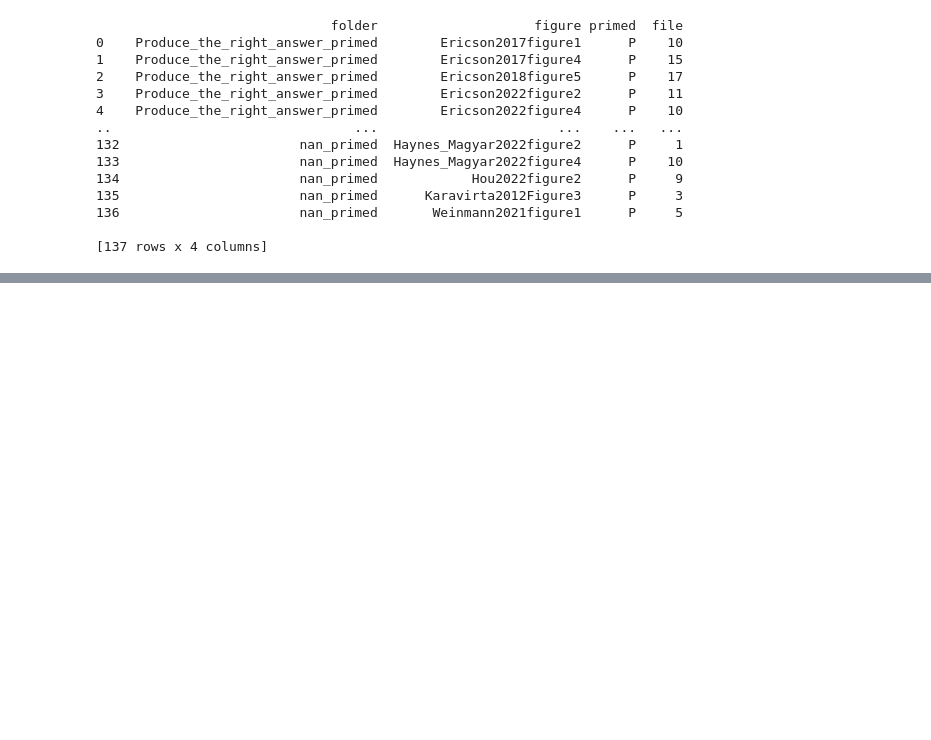
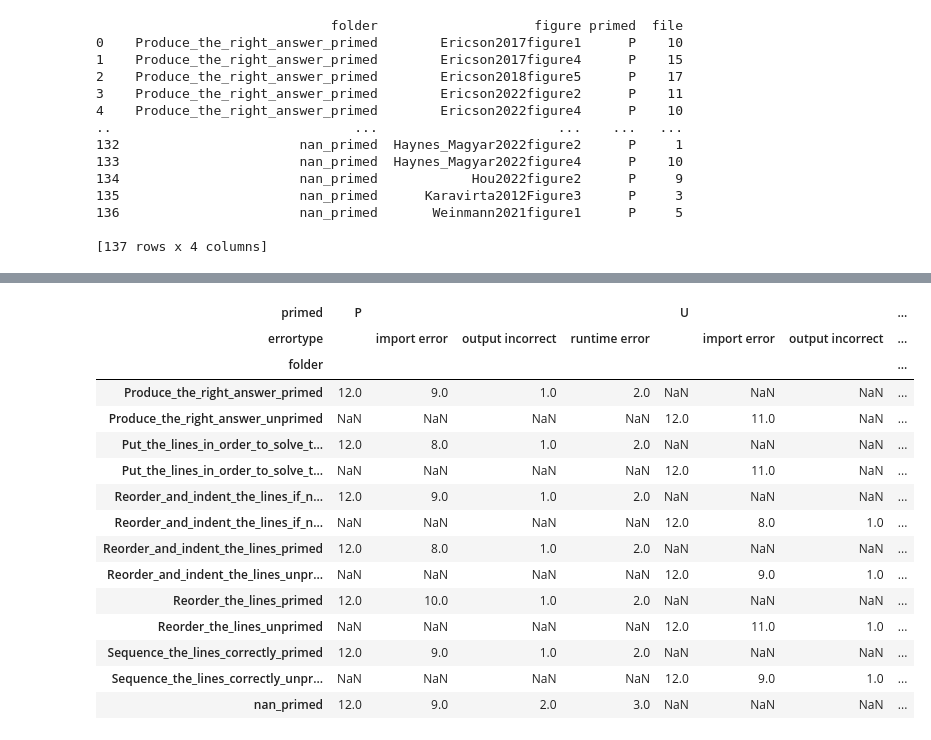
Before and after one commit to brentreeves/CODEXParsons, a Jupyter notebook: unit/reports.ipynb, the cells around one changed output, grey strips where cells are left out. Drawn from its saved outputs; the diff is of its cells as text; code cells hidden in the pictures; blank space fills up the shorter version.

```diff
--- a/unit/reports.ipynb
+++ b/unit/reports.ipynb
@@ -196,0 +250,20 @@ tb
+# %%
+tb = pd.pivot_table(pt2, values='figure', index=['folder'], columns=['primed','errortype'], aggfunc='sum')
+tb
+# %% [output]
+| primed | P |  |  |  | U |  |  | ... |
+| errortype |  | import error | output incorrect | runtime error |  | import error | output incorrect | ... |
+| folder |  |  |  |  |  |  |  | ... |
+| Produce_the_right_answer_primed | 12.0 | 9.0 | 1.0 | 2.0 | NaN | NaN | NaN | ... |
+| Produce_the_right_answer_unprimed | NaN | NaN | NaN | NaN | 12.0 | 11.0 | NaN | ... |
+| Put_the_lines_in_order_to_solve_t... | 12.0 | 8.0 | 1.0 | 2.0 | NaN | NaN | NaN | ... |
+| Put_the_lines_in_order_to_solve_t... | NaN | NaN | NaN | NaN | 12.0 | 11.0 | NaN | ... |
+| Reorder_and_indent_the_lines_if_n... | 12.0 | 9.0 | 1.0 | 2.0 | NaN | NaN | NaN | ... |
+| Reorder_and_indent_the_lines_if_n... | NaN | NaN | NaN | NaN | 12.0 | 8.0 | 1.0 | ... |
+| Reorder_and_indent_the_lines_primed | 12.0 | 8.0 | 1.0 | 2.0 | NaN | NaN | NaN | ... |
+| Reorder_and_indent_the_lines_unpr... | NaN | NaN | NaN | NaN | 12.0 | 9.0 | 1.0 | ... |
+| Reorder_the_lines_primed | 12.0 | 10.0 | 1.0 | 2.0 | NaN | NaN | NaN | ... |
+| Reorder_the_lines_unprimed | NaN | NaN | NaN | NaN | 12.0 | 11.0 | 1.0 | ... |
+| Sequence_the_lines_correctly_primed | 12.0 | 9.0 | 1.0 | 2.0 | NaN | NaN | NaN | ... |
+| Sequence_the_lines_correctly_unpr... | NaN | NaN | NaN | NaN | 12.0 | 9.0 | 1.0 | ... |
+| nan_primed | 12.0 | 9.0 | 2.0 | 3.0 | NaN | NaN | NaN | ... |
```
Also changed, not shown: parts of 12 cells of this notebook, 7 other files.
